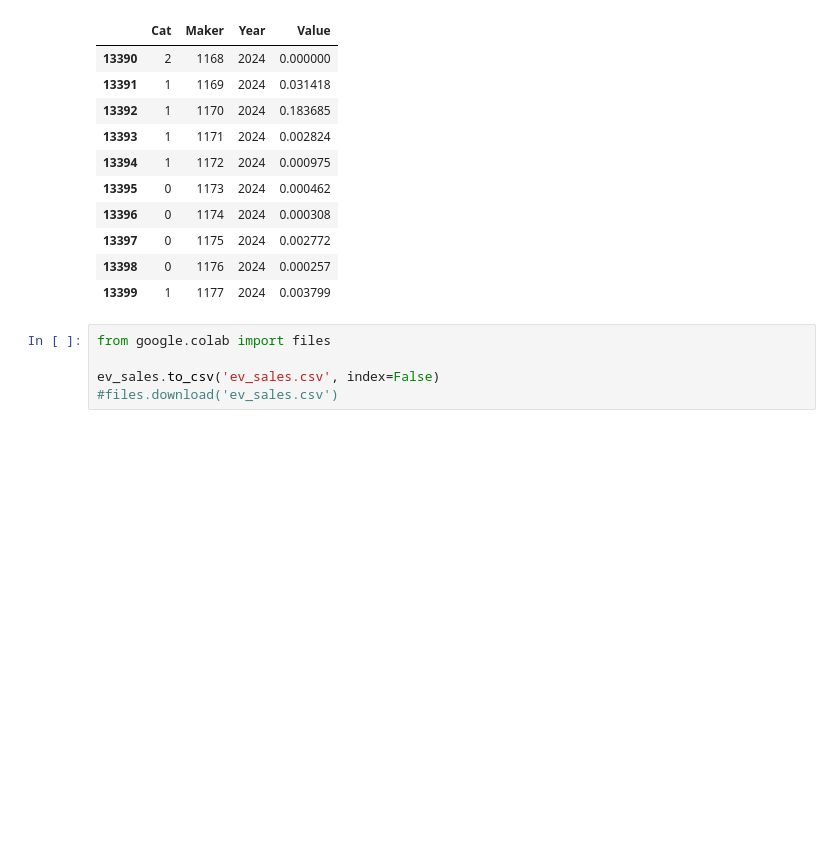
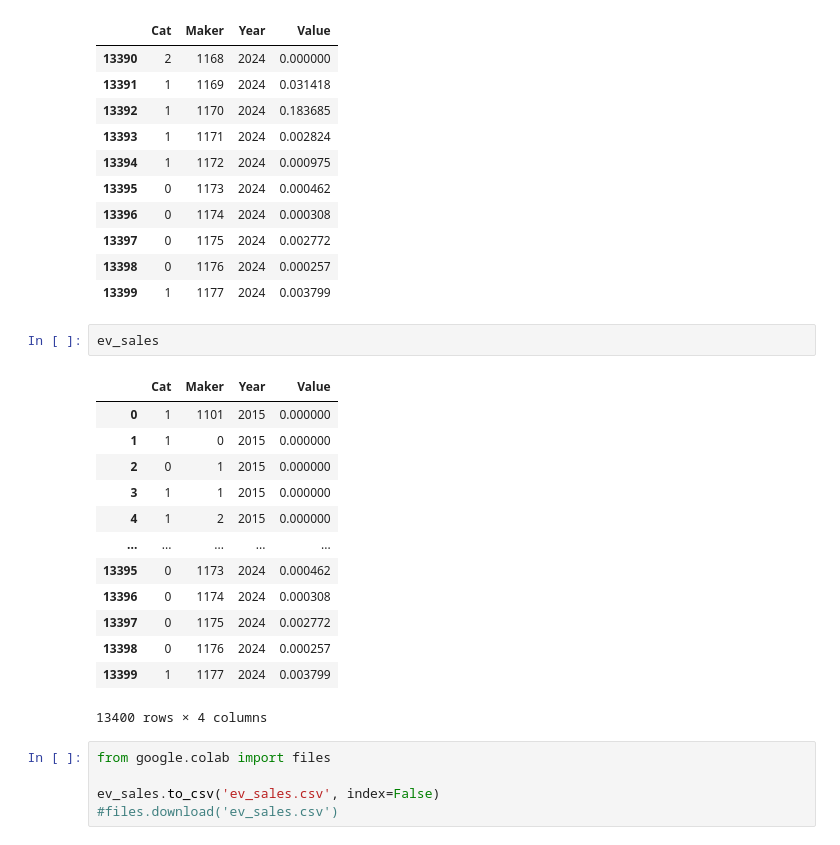
Before and after one commit to dietadestina/PA_EVCast, a Jupyter notebook: data_ev_sales.ipynb, the cells around one changed output. Drawn from its saved outputs; the diff is of its cells as text; blank space fills up the shorter version.

```diff
--- a/data_ev_sales.ipynb
+++ b/data_ev_sales.ipynb
@@ -161,6 +151,22 @@ ev_sales.tail(10)
 | 13397 | 0 | 1175 | 2024 | 0.002772 |
 | 13398 | 0 | 1176 | 2024 | 0.000257 |
 | 13399 | 1 | 1177 | 2024 | 0.003799 |
+# %%
+ev_sales
+# %% [output]
+|  | Cat | Maker | Year | Value |
+| 0 | 1 | 1101 | 2015 | 0.000000 |
+| 1 | 1 | 0 | 2015 | 0.000000 |
+| 2 | 0 | 1 | 2015 | 0.000000 |
+| 3 | 1 | 1 | 2015 | 0.000000 |
+| 4 | 1 | 2 | 2015 | 0.000000 |
+| ... | ... | ... | ... | ... |
+| 13395 | 0 | 1173 | 2024 | 0.000462 |
+| 13396 | 0 | 1174 | 2024 | 0.000308 |
+| 13397 | 0 | 1175 | 2024 | 0.002772 |
+| 13398 | 0 | 1176 | 2024 | 0.000257 |
+| 13399 | 1 | 1177 | 2024 | 0.003799 |
+13400 rows × 4 columns
 # %%
 from google.colab import files
 
```
Also changed, not shown: parts of 9 cells of this notebook.
